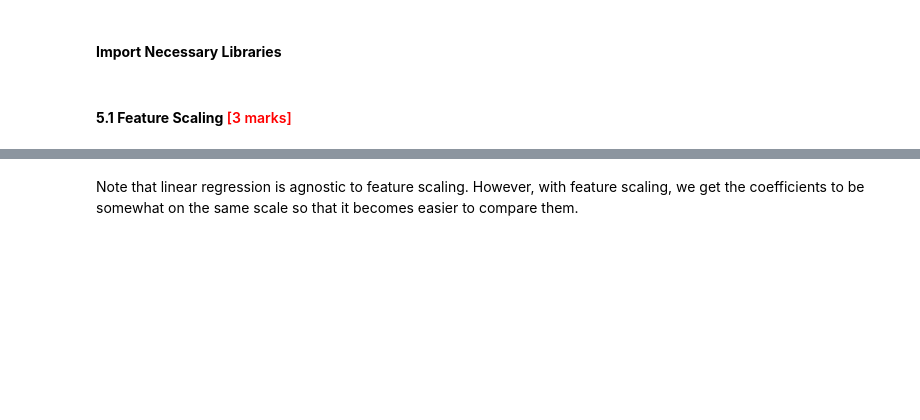
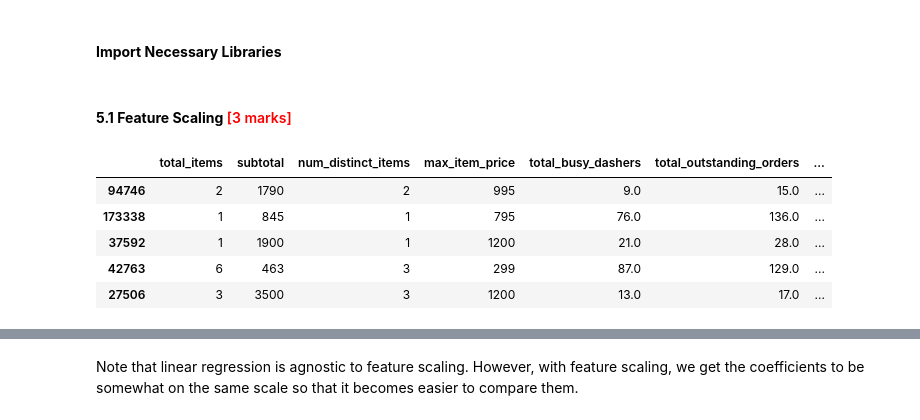
Before and after one commit to avanindra3/LR_Delivery_Time_Prediction, a Jupyter notebook: LR_Delivery_Time_Estimation_Starter_1.ipynb, the cells around one changed output, grey strips where cells are left out. Saved outputs shown, nothing was run; the diff lists cells and outputs as text; code cells hidden in the pictures; blank space fills up the shorter version.

```diff
--- a/LR_Delivery_Time_Estimation_Starter_1.ipynb
+++ b/LR_Delivery_Time_Estimation_Starter_1.ipynb
@@ -580,3 +581,14 @@ memory usage: 4.4 MB
 #### **5.1 Feature Scaling** <font color = red>[3 marks]</font> <br>
 # %%
 # Apply scaling to the numerical columns
+train_data_feats = train_data_1.columns.tolist()
+train_data_feats.remove('is_weekend')
+# %%
+train_data_1[train_data_feats].head()
+# %% [output]
+|  | total_items | subtotal | num_distinct_items | max_item_price | total_busy_dashers | total_outstanding_orders | ... |
+| 94746 | 2 | 1790 | 2 | 995 | 9.0 | 15.0 | ... |
+| 173338 | 1 | 845 | 1 | 795 | 76.0 | 136.0 | ... |
+| 37592 | 1 | 1900 | 1 | 1200 | 21.0 | 28.0 | ... |
+| 42763 | 6 | 463 | 3 | 299 | 87.0 | 129.0 | ... |
+| 27506 | 3 | 3500 | 3 | 1200 | 13.0 | 17.0 | ... |
```
Also changed, not shown: parts of 4 cells of this notebook.
